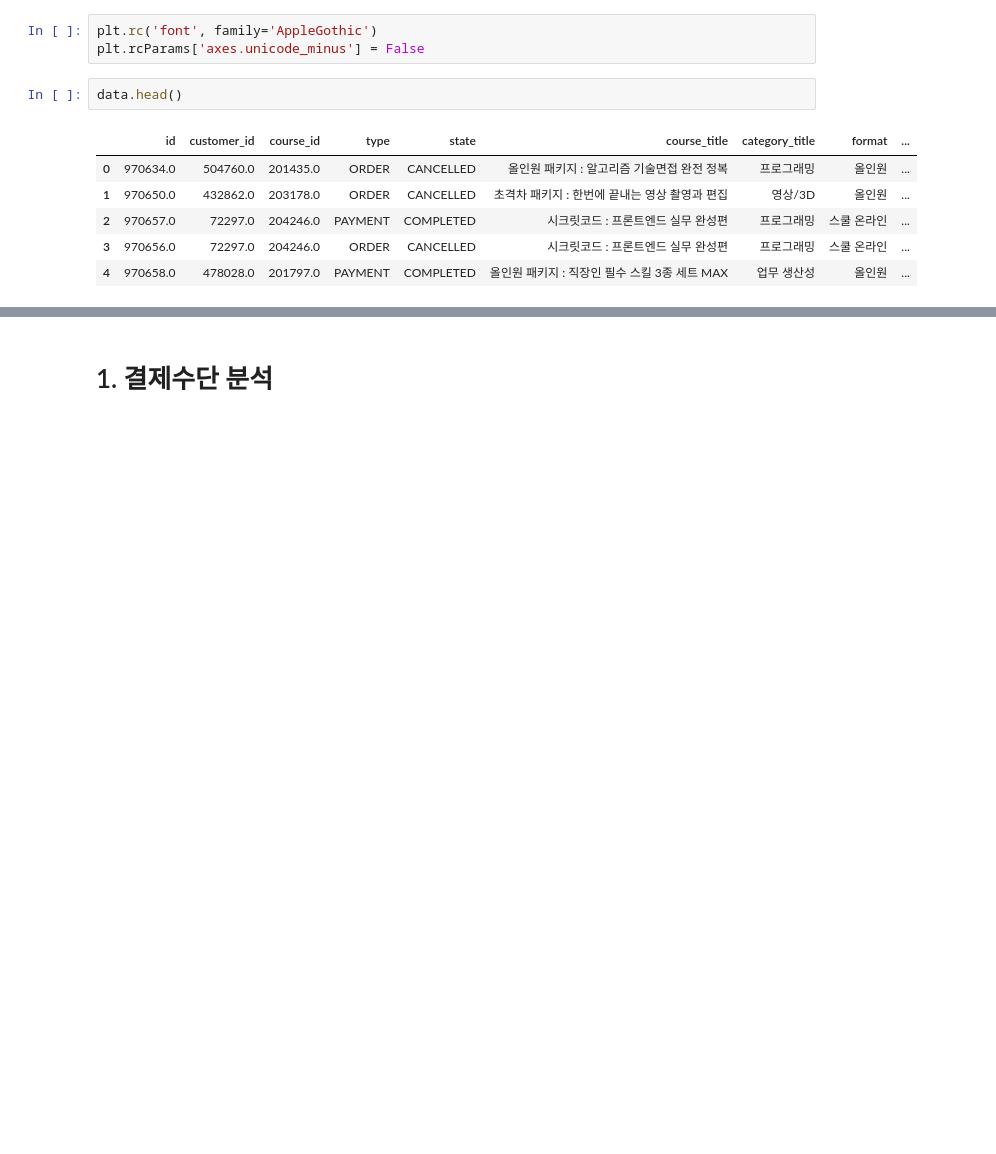
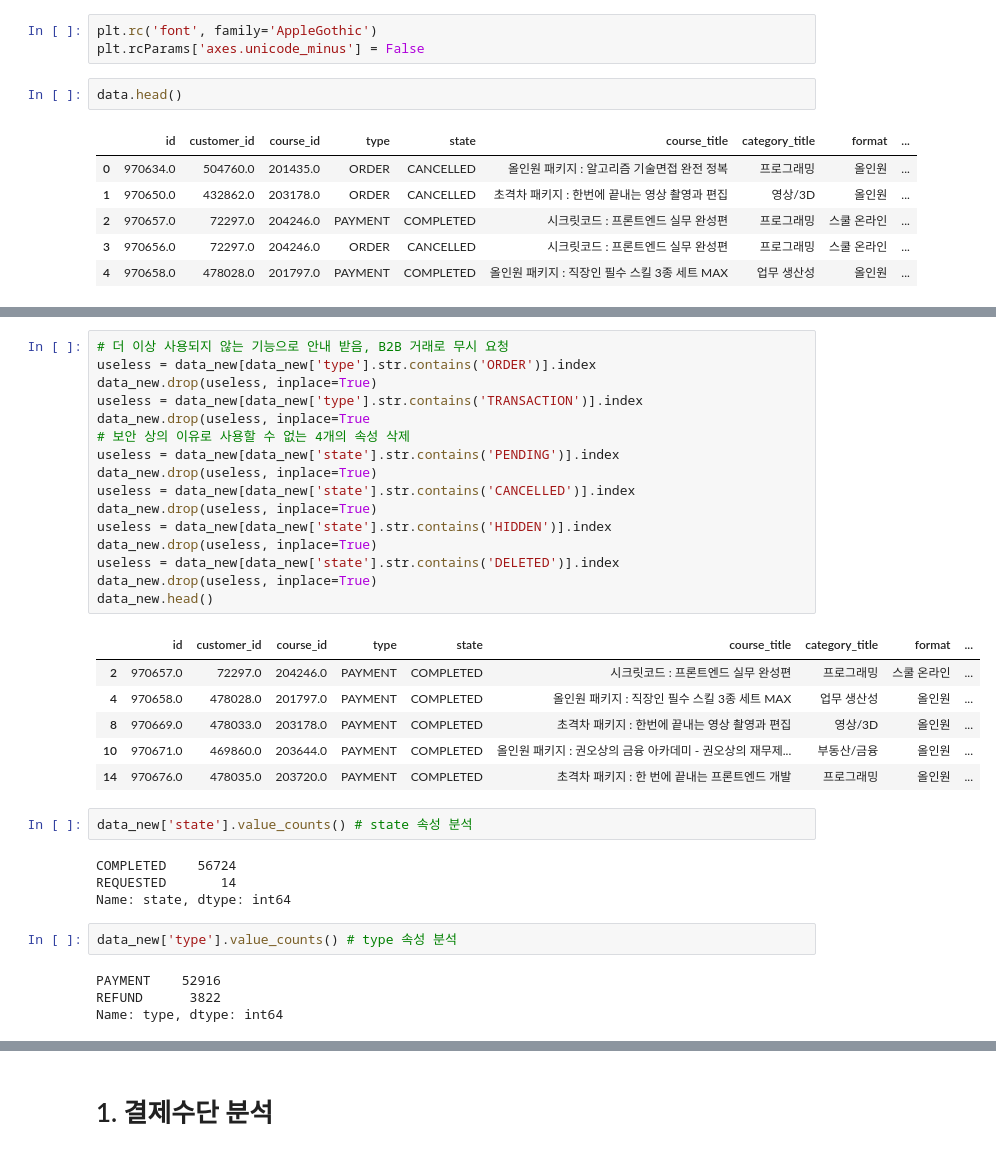
Before and after one commit to yd-online3/fc_miniproject, a Jupyter notebook: fc_mini_정인식.ipynb, the cells around one changed output, grey strips where cells are left out. Cells and saved outputs as stored; diff of their text form; blank space fills up the shorter version.

```diff
--- a/fc_mini_정인식.ipynb
+++ b/fc_mini_정인식.ipynb
@@ -22,0 +73,35 @@ data.head()
+# %%
+# 더 이상 사용되지 않는 기능으로 안내 받음, B2B 거래로 무시 요청
+useless = data_new[data_new['type'].str.contains('ORDER')].index
+data_new.drop(useless, inplace=True)
+useless = data_new[data_new['type'].str.contains('TRANSACTION')].index
+data_new.drop(useless, inplace=True
+# 보안 상의 이유로 사용할 수 없는 4개의 속성 삭제
+useless = data_new[data_new['state'].str.contains('PENDING')].index
+data_new.drop(useless, inplace=True)
+useless = data_new[data_new['state'].str.contains('CANCELLED')].index
+data_new.drop(useless, inplace=True)
+useless = data_new[data_new['state'].str.contains('HIDDEN')].index
+data_new.drop(useless, inplace=True)
+useless = data_new[data_new['state'].str.contains('DELETED')].index
+data_new.drop(useless, inplace=True)
+data_new.head()
+# %% [output]
+|  | id | customer_id | course_id | type | state | course_title | category_title | format | ... |
+| 2 | 970657.0 | 72297.0 | 204246.0 | PAYMENT | COMPLETED | 시크릿코드 : 프론트엔드 실무 완성편 | 프로그래밍 | 스쿨 온라인 | ... |
+| 4 | 970658.0 | 478028.0 | 201797.0 | PAYMENT | COMPLETED | 올인원 패키지 : 직장인 필수 스킬 3종 세트 MAX | 업무 생산성 | 올인원 | ... |
+| 8 | 970669.0 | 478033.0 | 203178.0 | PAYMENT | COMPLETED | 초격차 패키지 : 한번에 끝내는 영상 촬영과 편집 | 영상/3D | 올인원 | ... |
+| 10 | 970671.0 | 469860.0 | 203644.0 | PAYMENT | COMPLETED | 올인원 패키지 : 권오상의 금융 아카데미 - 권오상의 재무제... | 부동산/금융 | 올인원 | ... |
+| 14 | 970676.0 | 478035.0 | 203720.0 | PAYMENT | COMPLETED | 초격차 패키지 : 한 번에 끝내는 프론트엔드 개발 | 프로그래밍 | 올인원 | ... |
+# %%
+data_new['state'].value_counts() # state 속성 분석
+# %% [output]
+COMPLETED    56724
+REQUESTED       14
+Name: state, dtype: int64
+# %%
+data_new['type'].value_counts() # type 속성 분석
+# %% [output]
+PAYMENT    52916
+REFUND      3822
+Name: type, dtype: int64
```
Also changed, not shown: parts of 65 cells of this notebook.
